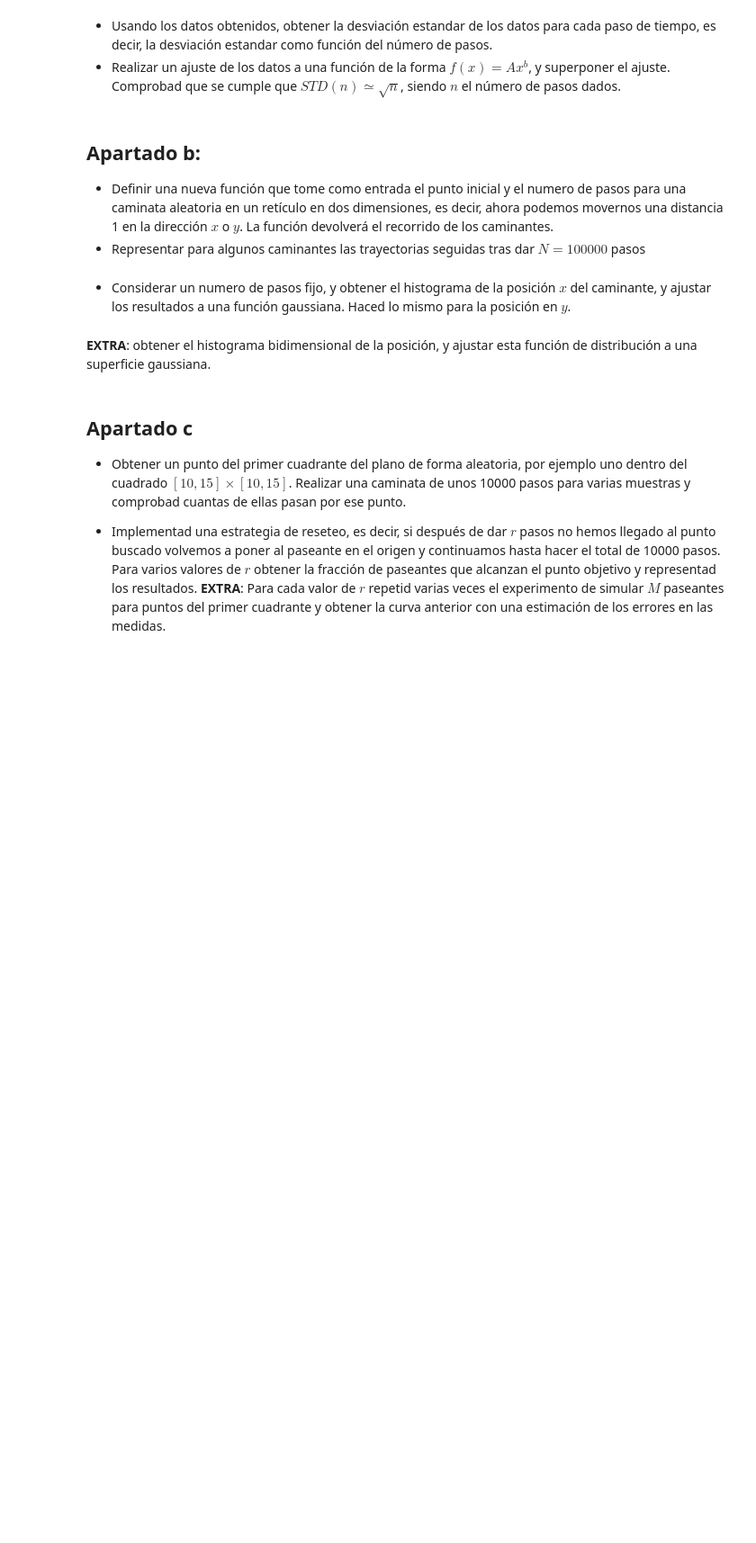
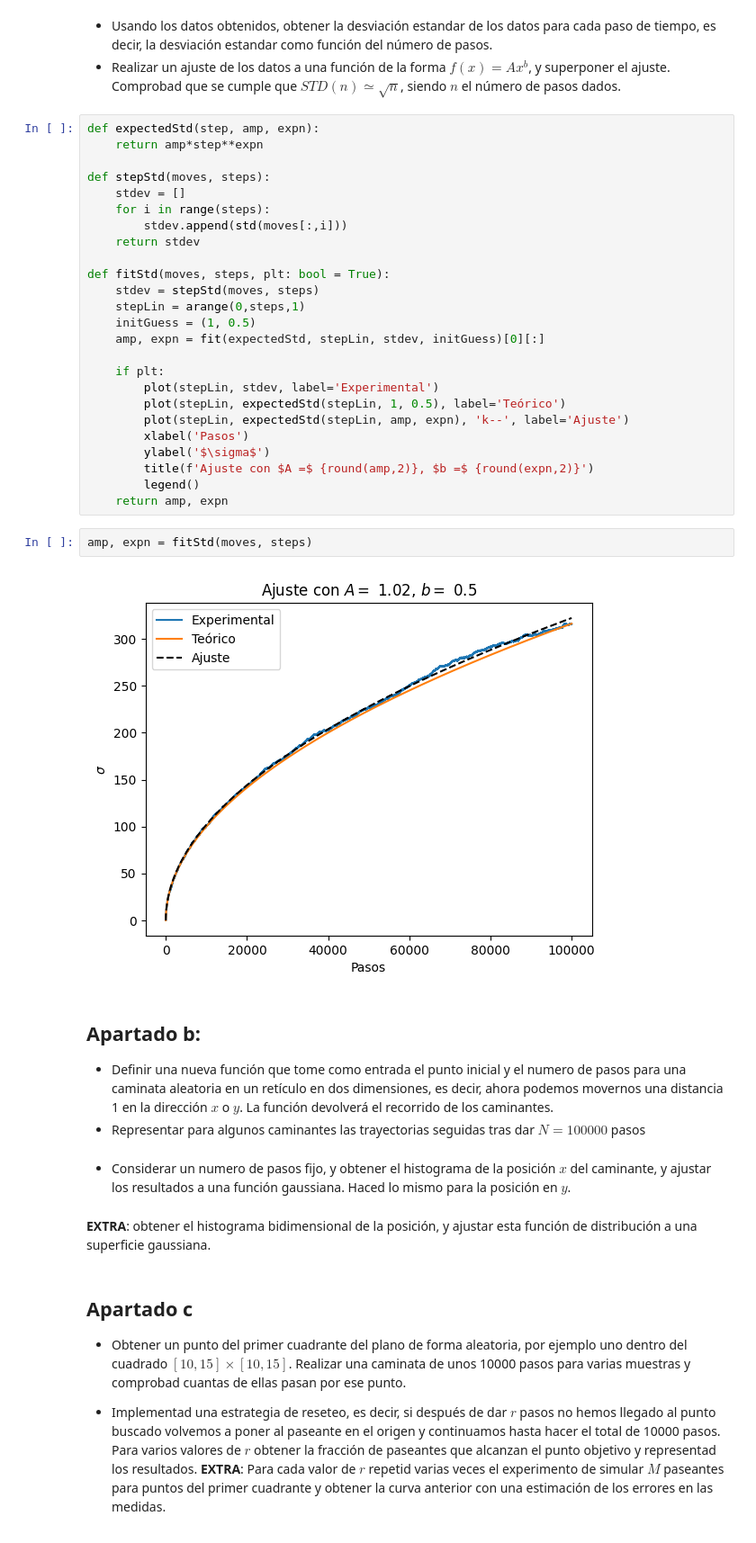
Before and after one commit to guillediaaazz/fiscomp-practices, a Jupyter notebook: P3/Reset_RW-enunciados.ipynb, the cells around one changed output. Shown: that part at 90% size. Drawn from its saved outputs; the diff is of its cells as text; blank space fills up the shorter version.

Commit message:
Ajuste de la desviación

```diff
--- a/P3/Reset_RW-enunciados.ipynb
+++ b/P3/Reset_RW-enunciados.ipynb
@@ -88,6 +87,35 @@ steps completed
 # %% [markdown]
 - Usando los datos obtenidos, obtener la desviación estandar de los datos para cada paso de tiempo, es decir, la desviación estandar como función del número de pasos.
 - Realizar un ajuste de los datos a una función de la forma $f(x)=Ax^b$, y superponer el ajuste. Comprobad que se cumple que $STD(n)\simeq \sqrt{n}$, siendo $n$ el número de pasos dados.
+# %%
+def expectedStd(step, amp, expn):
+    return amp*step**expn
+
+def stepStd(moves, steps):
+    stdev = []
+    for i in range(steps):
+        stdev.append(std(moves[:,i]))
+    return stdev
+
+def fitStd(moves, steps, plt: bool = True):
+    stdev = stepStd(moves, steps)
+    stepLin = arange(0,steps,1)
+    initGuess = (1, 0.5)
+    amp, expn = fit(expectedStd, stepLin, stdev, initGuess)[0][:]
+
+    if plt:
+        plot(stepLin, stdev, label='Experimental')
+        plot(stepLin, expectedStd(stepLin, 1, 0.5), label='Teórico')
+        plot(stepLin, expectedStd(stepLin, amp, expn), 'k--', label='Ajuste')
+        xlabel('Pasos')
+        ylabel('$\sigma$')
+        title(f'Ajuste con $A =$ {round(amp,2)}, $b =$ {round(expn,2)}')
+        legend()
+    return amp, expn
+# %%
+amp, expn = fitStd(moves, steps)
+# %% [output]
+[figure, added]
 # %% [markdown]
 ## Apartado b:
 
```
Also changed, not shown: parts of 4 cells of this notebook.
